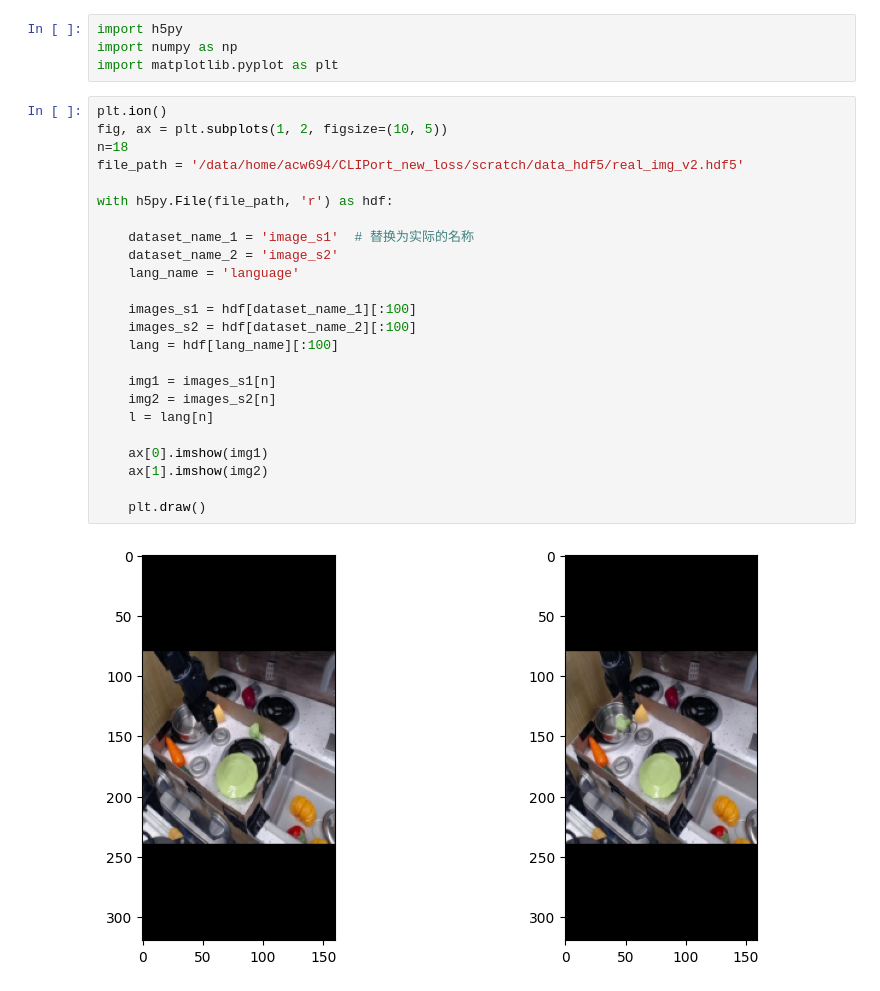
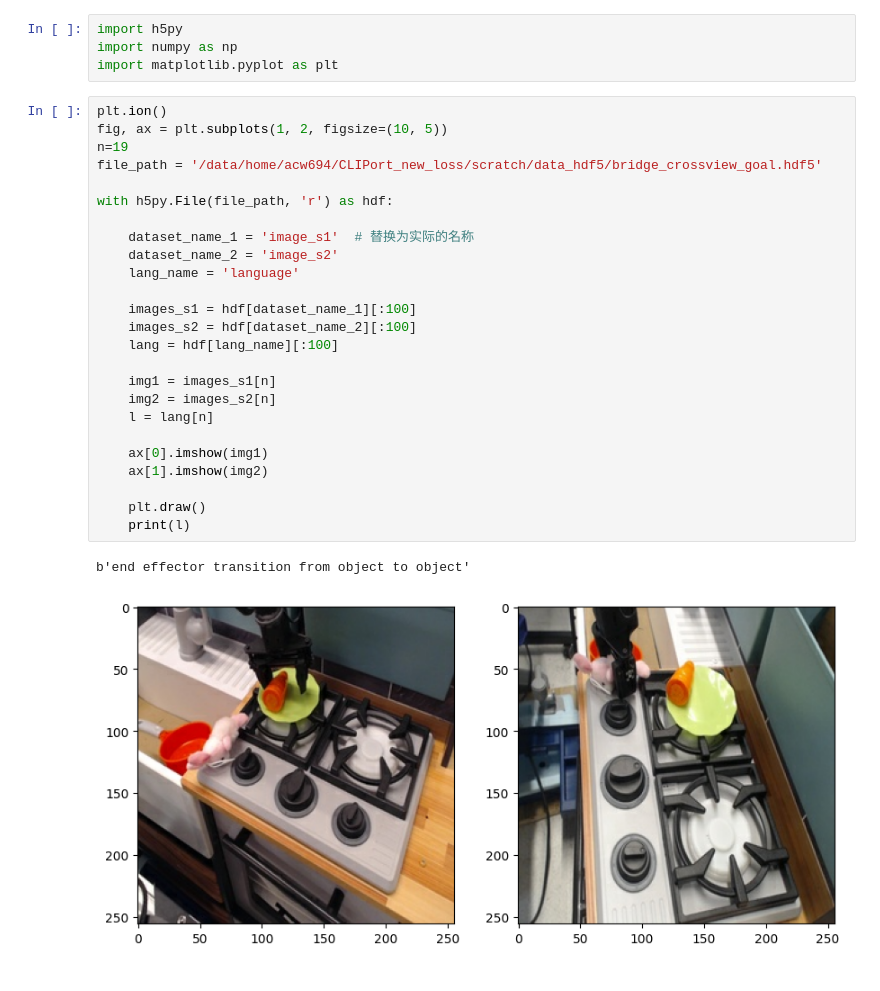
Before and after one commit to QM-IPAlab/LaVA-Man, a Jupyter notebook: data visualization.ipynb, the cells around one changed output. Cells and saved outputs as stored; diff of their text form.

```diff
--- a/data visualization.ipynb
+++ b/data visualization.ipynb
@@ -5,26 +5,28 @@ import matplotlib.pyplot as plt
 # %%
 plt.ion()
 fig, ax = plt.subplots(1, 2, figsize=(10, 5))
-n=18
-file_path = '/data/home/acw694/CLIPort_new_loss/scratch/data_hdf5/real_img_v2.hdf5'
+n=19
+file_path = '/data/home/acw694/CLIPort_new_loss/scratch/data_hdf5/bridge_crossview_goal.hdf5'
 
 with h5py.File(file_path, 'r') as hdf:
 
     dataset_name_1 = 'image_s1'  # 替换为实际的名称
     dataset_name_2 = 'image_s2'
     lang_name = 'language'
 
     images_s1 = hdf[dataset_name_1][:100]
     images_s2 = hdf[dataset_name_2][:100]
     lang = hdf[lang_name][:100]
 
     img1 = images_s1[n]
     img2 = images_s2[n]
     l = lang[n]
 
     ax[0].imshow(img1)
     ax[1].imshow(img2)
 
     plt.draw()
+    print(l)
 # %% [output]
+b'end effector transition from object to object'
-[figure, old version]
+[figure, new version]
```
Also changed, not shown: 5 other files.
